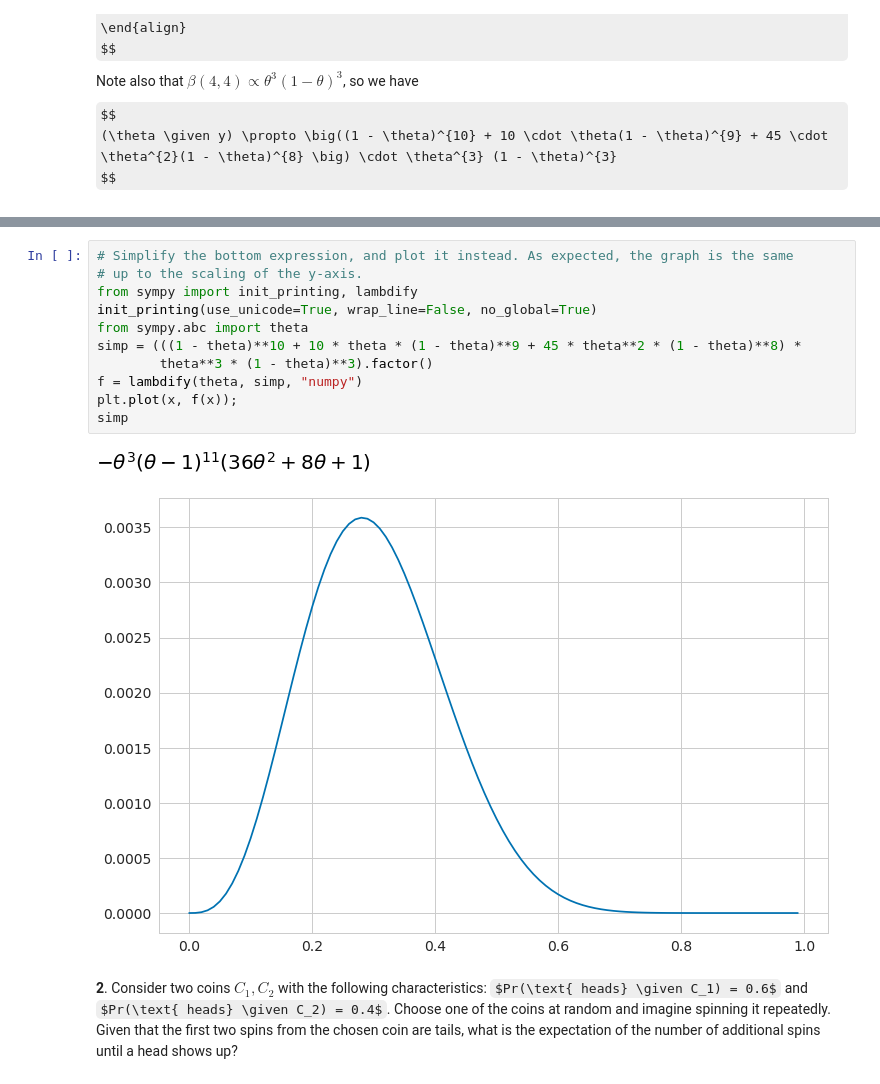
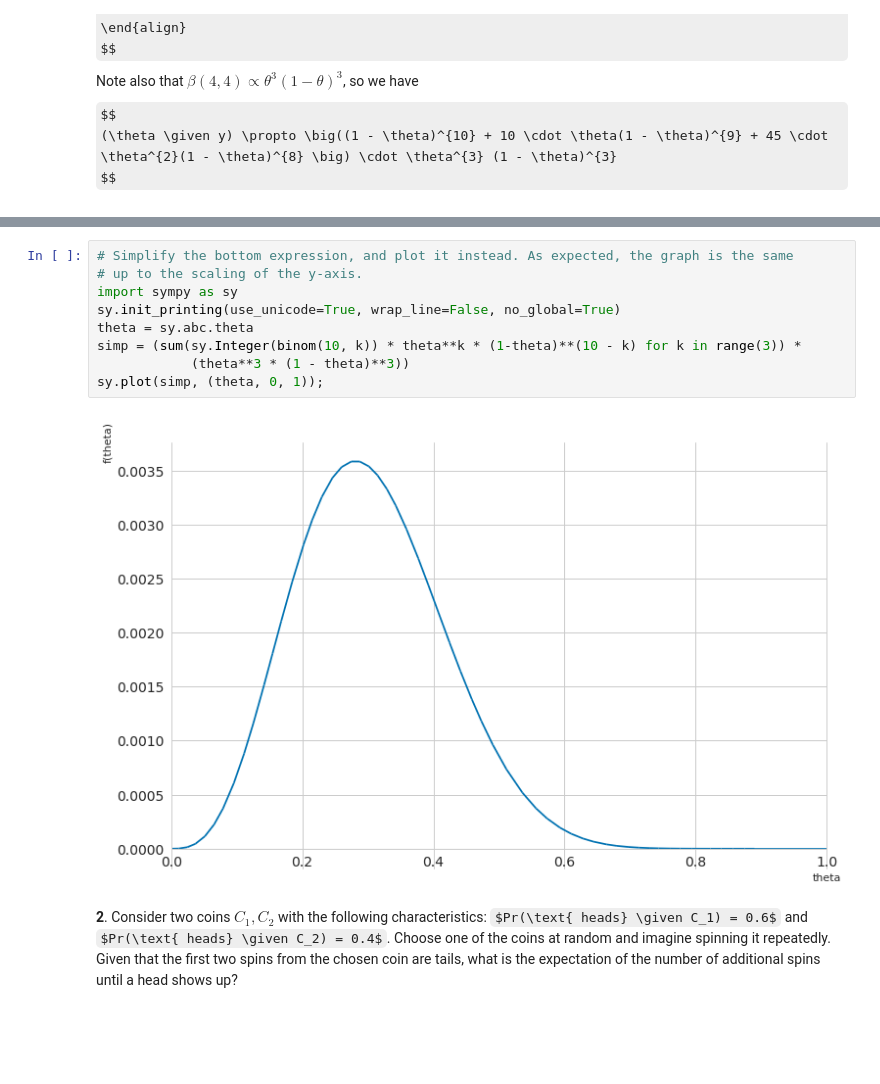
Before and after one commit to jbandlow/notebooks, a Jupyter notebook: BDA Exercises - Chapter 2.ipynb, the cells around one changed output, grey strips where cells are left out. Saved outputs shown, nothing was run; the diff lists cells and outputs as text; some formulas as TeX source; blank space fills up the shorter version.

```diff
--- a/BDA Exercises - Chapter 2.ipynb
+++ b/BDA Exercises - Chapter 2.ipynb
@@ -37,17 +38,14 @@ plt.plot(x, y);
 # %%
 # Simplify the bottom expression, and plot it instead. As expected, the graph is the same
 # up to the scaling of the y-axis.
-from sympy import init_printing, lambdify
-init_printing(use_unicode=True, wrap_line=False, no_global=True)
-from sympy.abc import theta
-simp = (((1 - theta)**10 + 10 * theta * (1 - theta)**9 + 45 * theta**2 * (1 - theta)**8) *
-        theta**3 * (1 - theta)**3).factor()
-f = lambdify(theta, simp, "numpy")
-plt.plot(x, f(x));
-simp
+import sympy as sy
+sy.init_printing(use_unicode=True, wrap_line=False, no_global=True)
+theta = sy.abc.theta
+simp = (sum(sy.Integer(binom(10, k)) * theta**k * (1-theta)**(10 - k) for k in range(3)) *
+            (theta**3 * (1 - theta)**3))
+sy.plot(simp, (theta, 0, 1));
 # %% [output]
-[figure, old version]
+[figure, new version]
-[figure, removed]
 # %% [markdown]
 **2**. Consider two coins $C_1, C_2$ with the following characteristics: $Pr(\text{ heads} \given C_1) = 0.6$ and
 $Pr(\text{ heads} \given C_2) = 0.4$. Choose one of the coins at random and imagine spinning it repeatedly. Given that the first two spins from the chosen coin are tails, what is the expectation of the number of additional spins until a head shows up?
```
Also changed, not shown: parts of 33 cells of this notebook, 3 other files.
